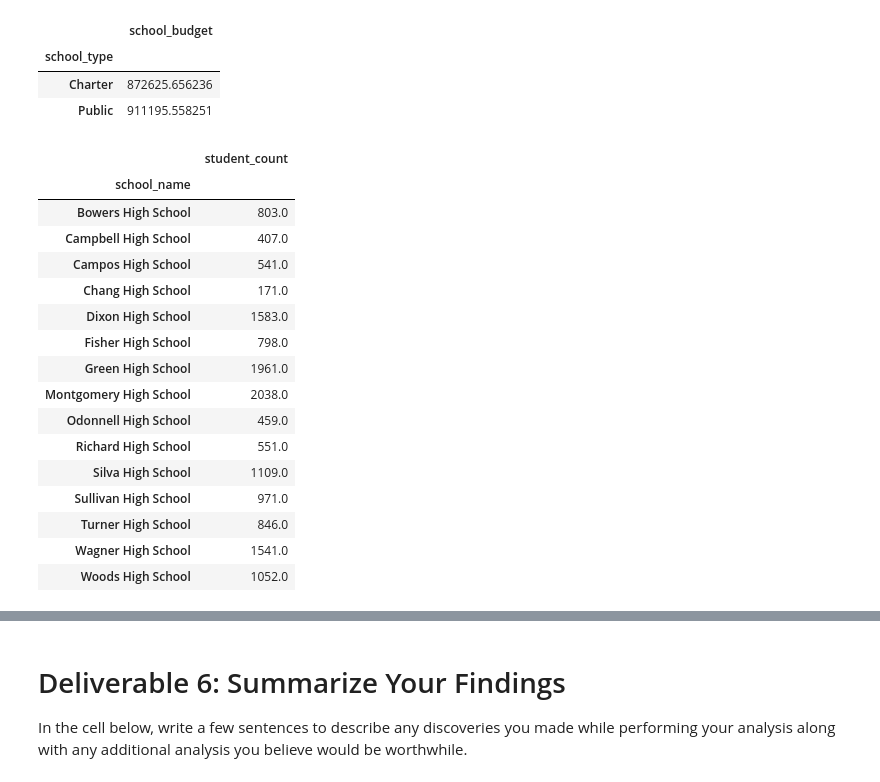
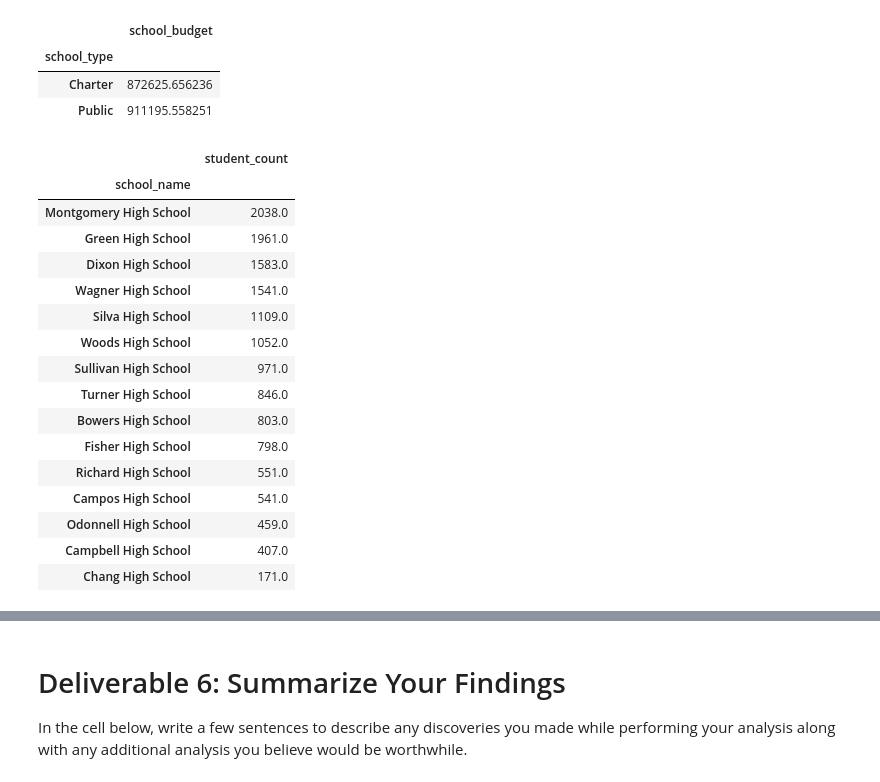
Before and after one commit to BSC1014/04_UNC_Challange, a Jupyter notebook: Unsolved/challange_solved.ipynb, the cells around one changed output, grey strips where cells are left out. Cells and saved outputs as stored; diff of their text form; code cells hidden in the pictures.

```diff
--- a/Unsolved/challange_solved.ipynb
+++ b/Unsolved/challange_solved.ipynb
@@ -322,26 +322,26 @@ schools_avg_budget[[ 'school_budget']]
 # %%
 student_df['student_count'] = 1.0
 
 student_df['student_count'].astype(float)
 
 school_student_count = student_df.groupby('school_name').sum()
 
-school_student_count[['student_count']]
+school_student_count[['student_count']].sort_values('student_count', ascending=False)
 # %% [output]
 |  | student_count |
 | school_name |  |
-| Bowers High School | 803.0 |
-| Campbell High School | 407.0 |
-| Campos High School | 541.0 |
-| Chang High School | 171.0 |
+| Montgomery High School | 2038.0 |
+| Green High School | 1961.0 |
 | Dixon High School | 1583.0 |
-| Fisher High School | 798.0 |
-| Green High School | 1961.0 |
-| Montgomery High School | 2038.0 |
-| Odonnell High School | 459.0 |
-| Richard High School | 551.0 |
+| Wagner High School | 1541.0 |
 | Silva High School | 1109.0 |
+| Woods High School | 1052.0 |
 | Sullivan High School | 971.0 |
 | Turner High School | 846.0 |
-| Wagner High School | 1541.0 |
-| Woods High School | 1052.0 |
+| Bowers High School | 803.0 |
+| Fisher High School | 798.0 |
+| Richard High School | 551.0 |
+| Campos High School | 541.0 |
+| Odonnell High School | 459.0 |
+| Campbell High School | 407.0 |
+| Chang High School | 171.0 |
```
Also changed, not shown: parts of 1 cell of this notebook.
